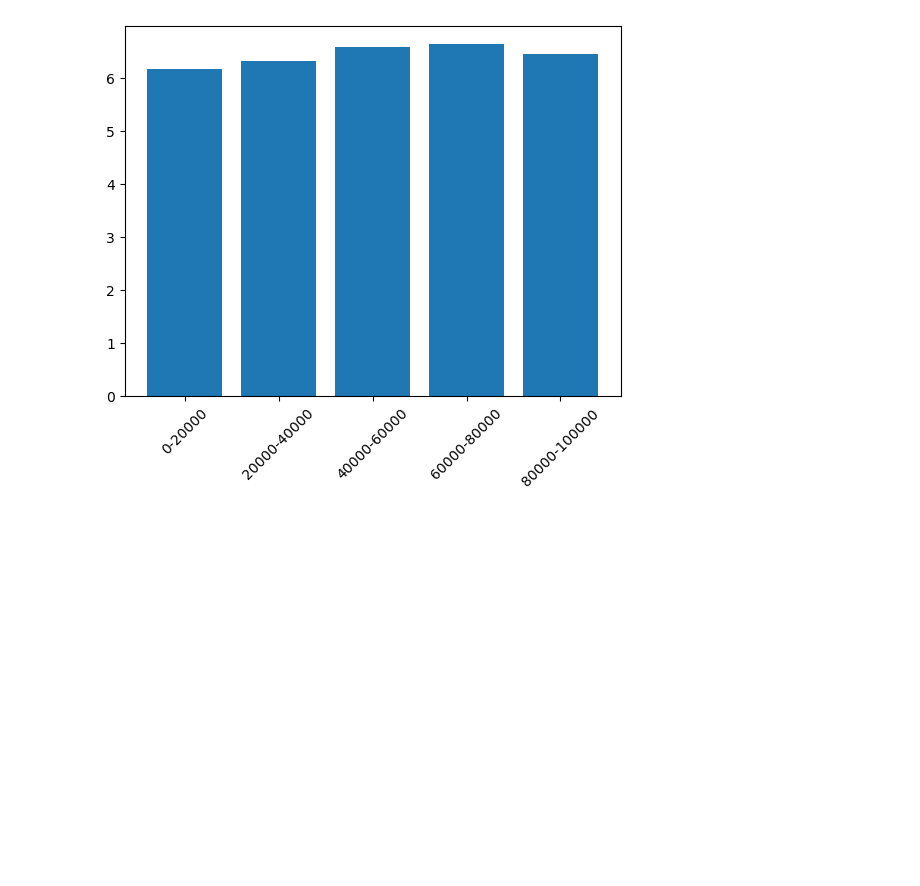
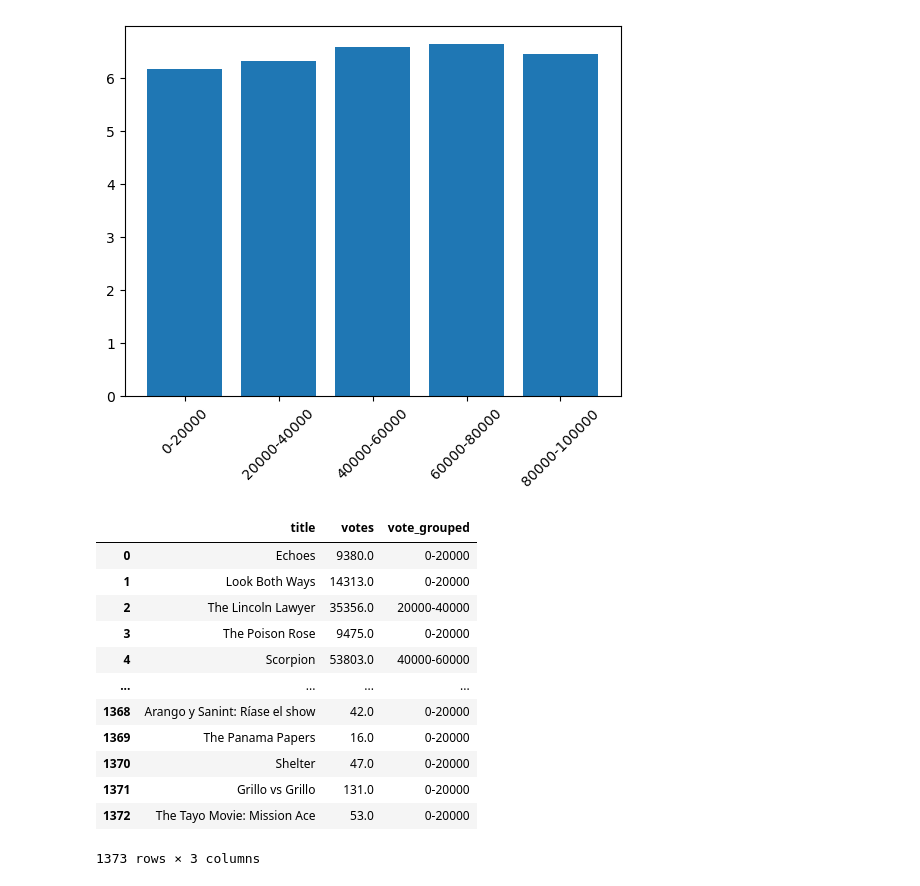
Before and after one commit to troyflood94/project_3, a Jupyter notebook: project_work_file1.ipynb, the cells around one changed output. Drawn from its saved outputs; the diff is of its cells as text; code cells hidden in the pictures; blank space fills up the shorter version.

```diff
--- a/project_work_file1.ipynb
+++ b/project_work_file1.ipynb
@@ -134,3 +227,20 @@ plt.xticks(rotation=45)
   Text(3, 0, '60000-80000'),
   Text(4, 0, '80000-100000')])
 [figure]
+# %%
+vote_df = merged_df_cleaned[['title','votes','vote_grouped']]
+vote_df
+# %% [output]
+|  | title | votes | vote_grouped |
+| 0 | Echoes | 9380.0 | 0-20000 |
+| 1 | Look Both Ways | 14313.0 | 0-20000 |
+| 2 | The Lincoln Lawyer | 35356.0 | 20000-40000 |
+| 3 | The Poison Rose | 9475.0 | 0-20000 |
+| 4 | Scorpion | 53803.0 | 40000-60000 |
+| ... | ... | ... | ... |
+| 1368 | Arango y Sanint: Ríase el show | 42.0 | 0-20000 |
+| 1369 | The Panama Papers | 16.0 | 0-20000 |
+| 1370 | Shelter | 47.0 | 0-20000 |
+| 1371 | Grillo vs Grillo | 131.0 | 0-20000 |
+| 1372 | The Tayo Movie: Mission Ace | 53.0 | 0-20000 |
+1373 rows × 3 columns
```
Also changed, not shown: parts of 12 cells of this notebook, 5 other files.
